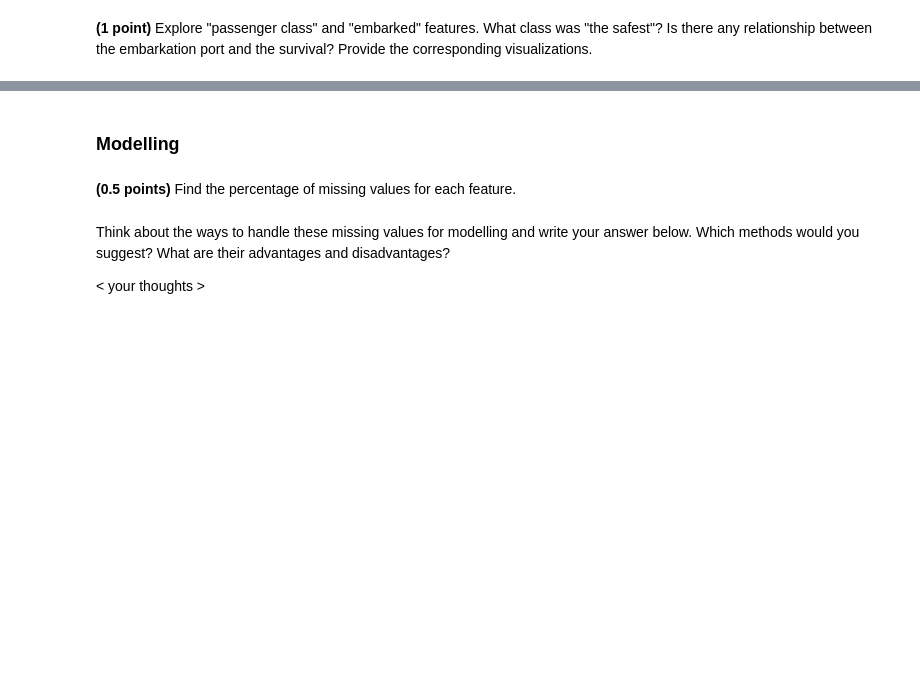
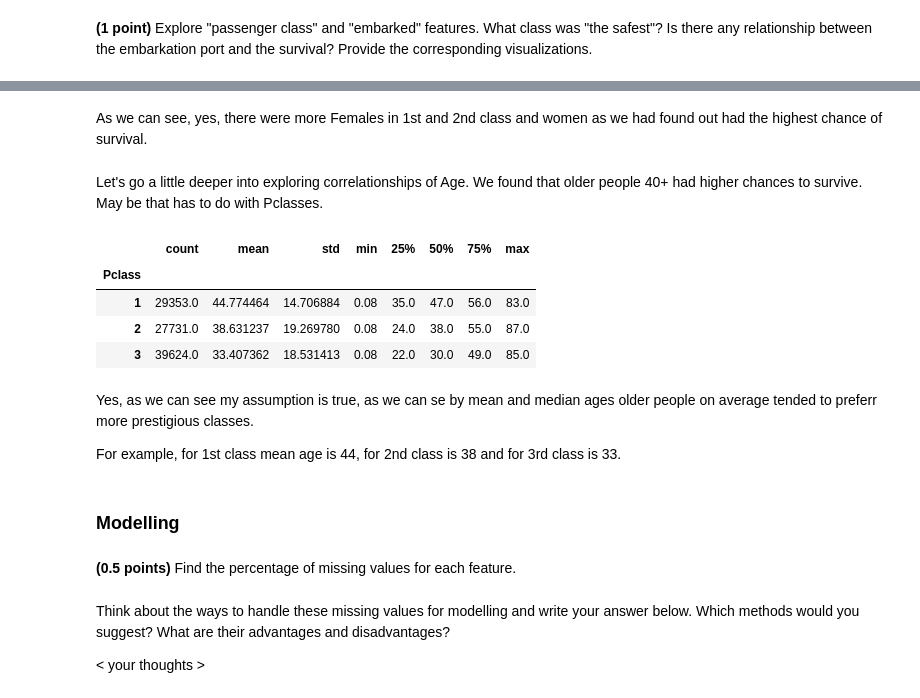
Before and after one commit to drnaida/rsschool-machine-learning-course, a Jupyter notebook: hw_classification.ipynb, the cells around one changed output, grey strips where cells are left out. Saved outputs shown, nothing was run; the diff lists cells and outputs as text; code cells hidden in the pictures; blank space fills up the shorter version.

```diff
--- a/hw_classification.ipynb
+++ b/hw_classification.ipynb
@@ -588,0 +605,16 @@ To conclude, we can notice that overall there were more passe
+# %% [markdown]
+As we can see, yes, there were more Females in 1st and 2nd class and women as we had found out had the highest chance of survival.
+# %% [markdown]
+Let's go a little deeper into exploring correlationships of Age. We found that older people 40+ had higher chances to survive. May be that has to do with Pclasses.
+# %%
+data.groupby('Pclass').Age.describe()
+# %% [output]
+|  | count | mean | std | min | 25% | 50% | 75% | max |
+| Pclass |  |  |  |  |  |  |  |  |
+| 1 | 29353.0 | 44.774464 | 14.706884 | 0.08 | 35.0 | 47.0 | 56.0 | 83.0 |
+| 2 | 27731.0 | 38.631237 | 19.269780 | 0.08 | 24.0 | 38.0 | 55.0 | 87.0 |
+| 3 | 39624.0 | 33.407362 | 18.531413 | 0.08 | 22.0 | 30.0 | 49.0 | 85.0 |
+# %% [markdown]
+Yes, as we can see my assumption is true, as we can se by mean and median ages older people on average tended to preferr more prestigious classes.
+
+For example, for 1st class mean age is 44, for 2nd class is 38 and for 3rd class is 33.
```
Also changed, not shown: parts of 9 cells of this notebook.
